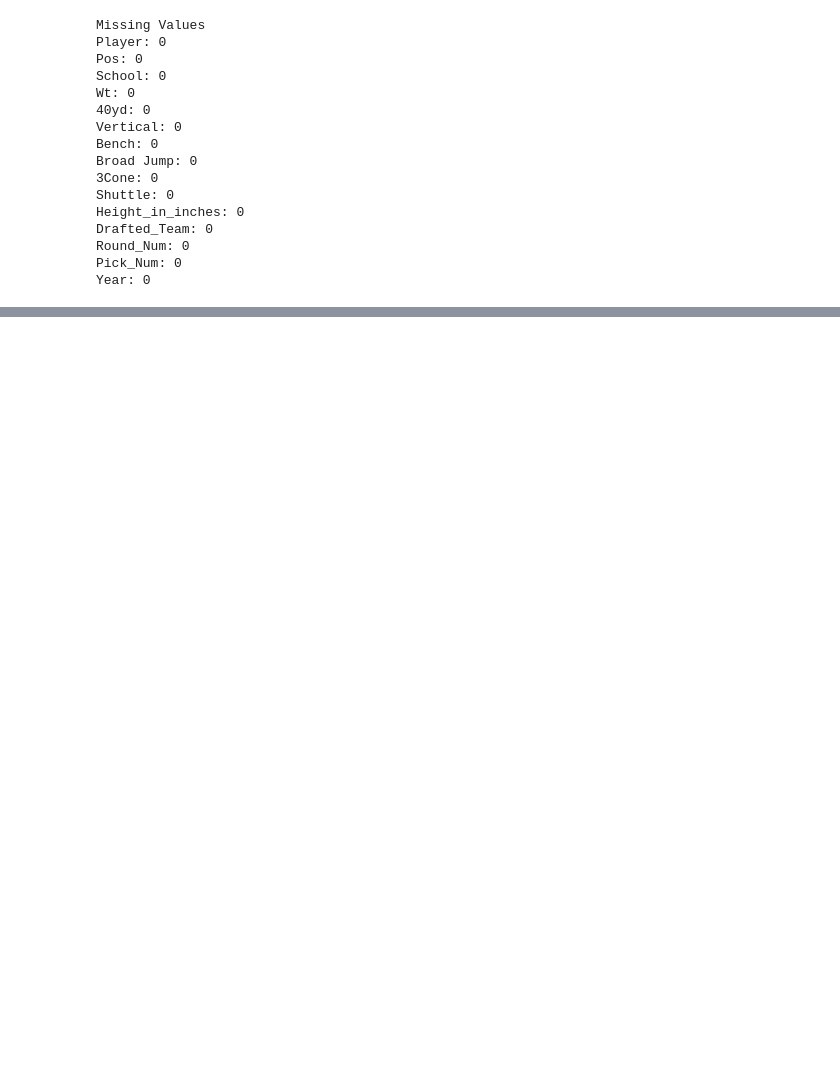
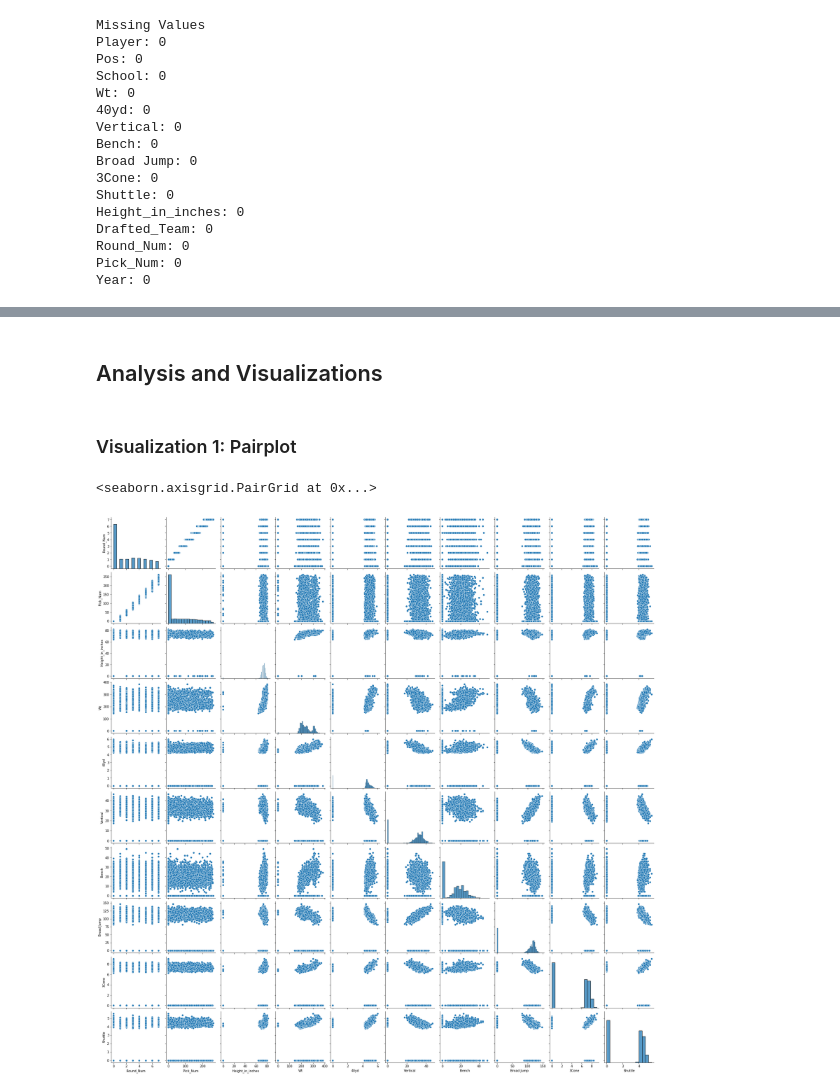
Before and after one commit to Domgraz/NFL_Combine_Draft_EDA, a Jupyter notebook: NFL_Draft.ipynb, the cells around one changed output, grey strips where cells are left out. Saved outputs shown, nothing was run; the diff lists cells and outputs as text; code cells hidden in the pictures; blank space fills up the shorter version.

```diff
--- a/NFL_Draft.ipynb
+++ b/NFL_Draft.ipynb
@@ -170,0 +193,4 @@ df.head()
+# %% [markdown]
+## Analysis and Visualizations
+# %% [markdown]
+### Visualization 1: Pairplot
@@ -171 +199,6 @@ df.head()
+# %%
+sns.pairplot(combine_df)
+# %% [output]
+<seaborn.axisgrid.PairGrid at 0x...>
+[figure, added]
 # %%
```
Also changed, not shown: parts of 13 cells of this notebook.
